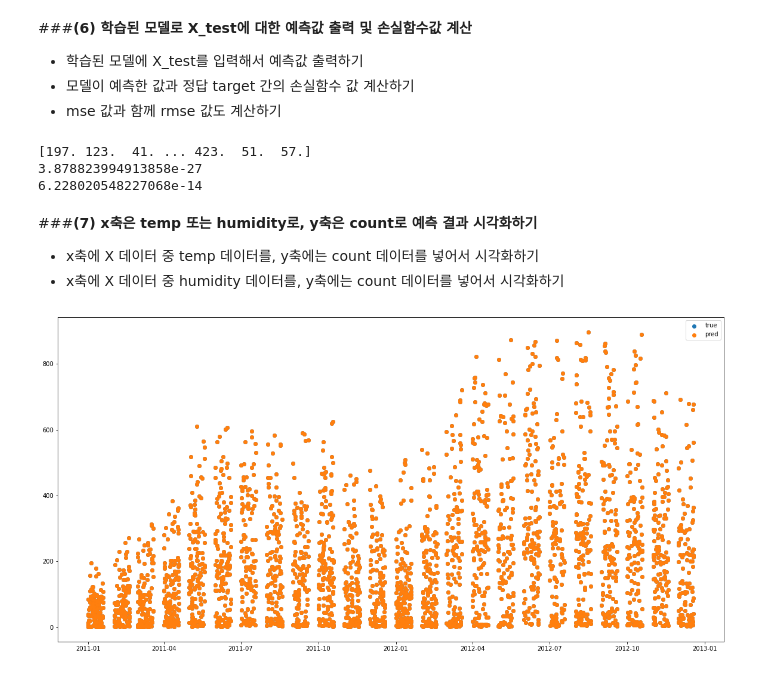
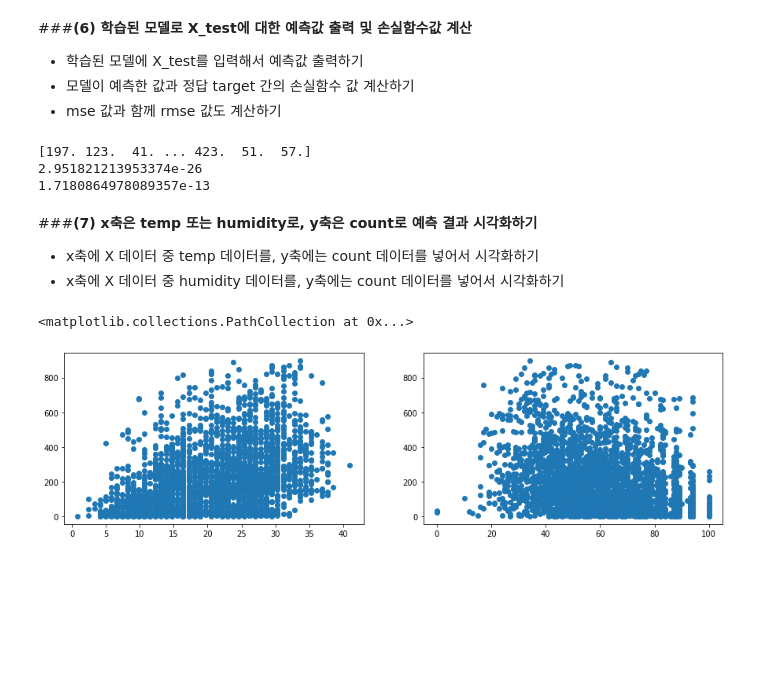
Before and after one commit to a1e0-heewon/aiffel_quest, a Jupyter notebook: Quest1/Project2.ipynb, the cells around one changed output. Cells and saved outputs as stored; diff of their text form; code cells hidden in the pictures; blank space fills up the shorter version.

```diff
--- a/Quest1/Project2.ipynb
+++ b/Quest1/Project2.ipynb
@@ -100,7 +100,7 @@ sns.countplot(x="second", data=df)
 *   x 변수에 적절히 데이터 삭제
 *   count 값을 맞추고자 하므로, y 변수에 count 컬럼의 데이터 넣기
 # %%
-X = df.drop(['casual', 'registered', 'workingday', 'humidity'],axis=1)
+X = df.drop(['casual', 'registered', 'workingday'],axis=1)
 y = df['count']
 
 X_train, X_test, y_train, y_test = train_test_split(X, y, test_size=0.3, random_state=34)
@@ -137,19 +137,21 @@ print(mse)
 print(np.sqrt(mse))
 # %% [output]
 [197. 123.  41. ... 423.  51.  57.]
-3.878823994913858e-27
-6.228020548227068e-14
+2.951821213953374e-26
+1.7180864978089357e-13
 # %% [markdown]
 ###**(7) x축은 temp 또는 humidity로, y축은 count로 예측 결과 시각화하기**
 
 *   x축에 X 데이터 중 temp 데이터를, y축에는 count 데이터를 넣어서 시각화하기
 *   x축에 X 데이터 중 humidity 데이터를, y축에는 count 데이터를 넣어서 시각화하기
-# %%
-plt.figure(figsize=(20,10))
-
-plt.scatter(X_test['datetime'].map(dts.date.fromordinal), y_test, label="true")
-plt.scatter(X_test['datetime'].map(dts.date.fromordinal), predictions, label="pred")
-plt.legend()
-plt.show()
-# %% [output]
-[figure, removed]
+# %%
+plt.figure(figsize=(15,4))
+
+plt.subplot(1, 2, 1)
+plt.scatter(X_test['temp'], predictions)
+
+plt.subplot(1, 2, 2)
+plt.scatter(X_test['humidity'], predictions)
+# %% [output]
+<matplotlib.collections.PathCollection at 0x...>
+[figure, added]
```
Also changed, not shown: parts of 1 cell of this notebook.
